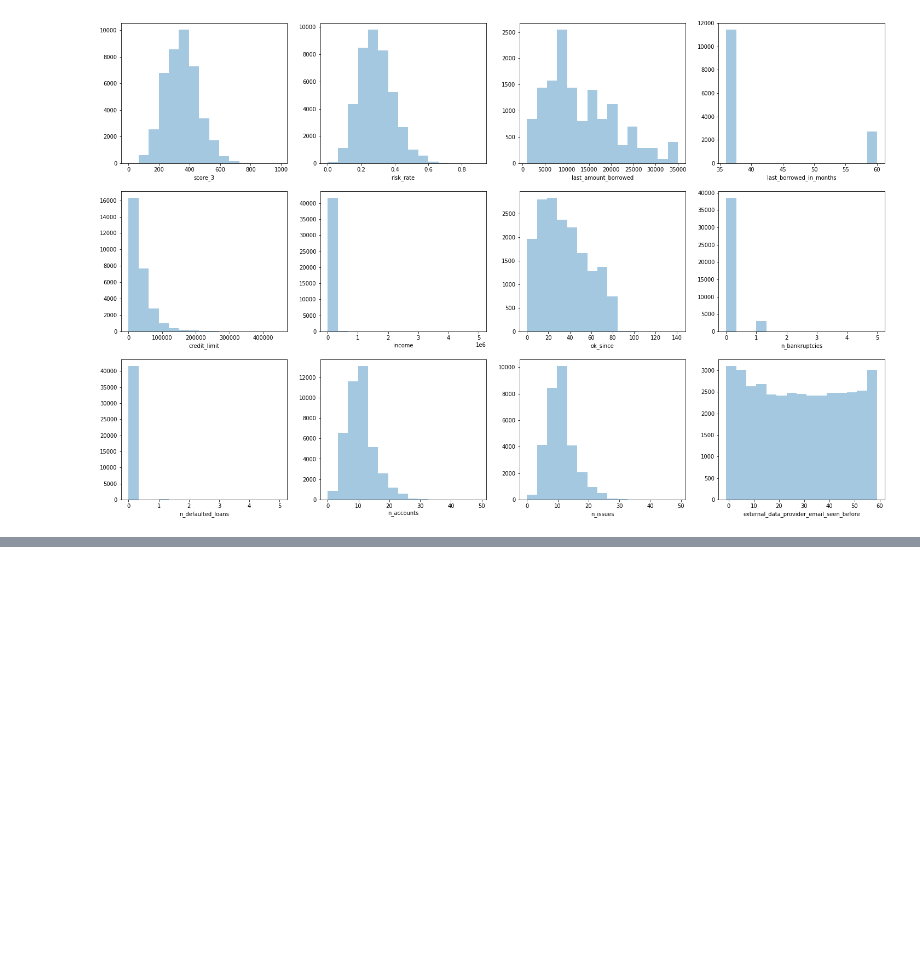
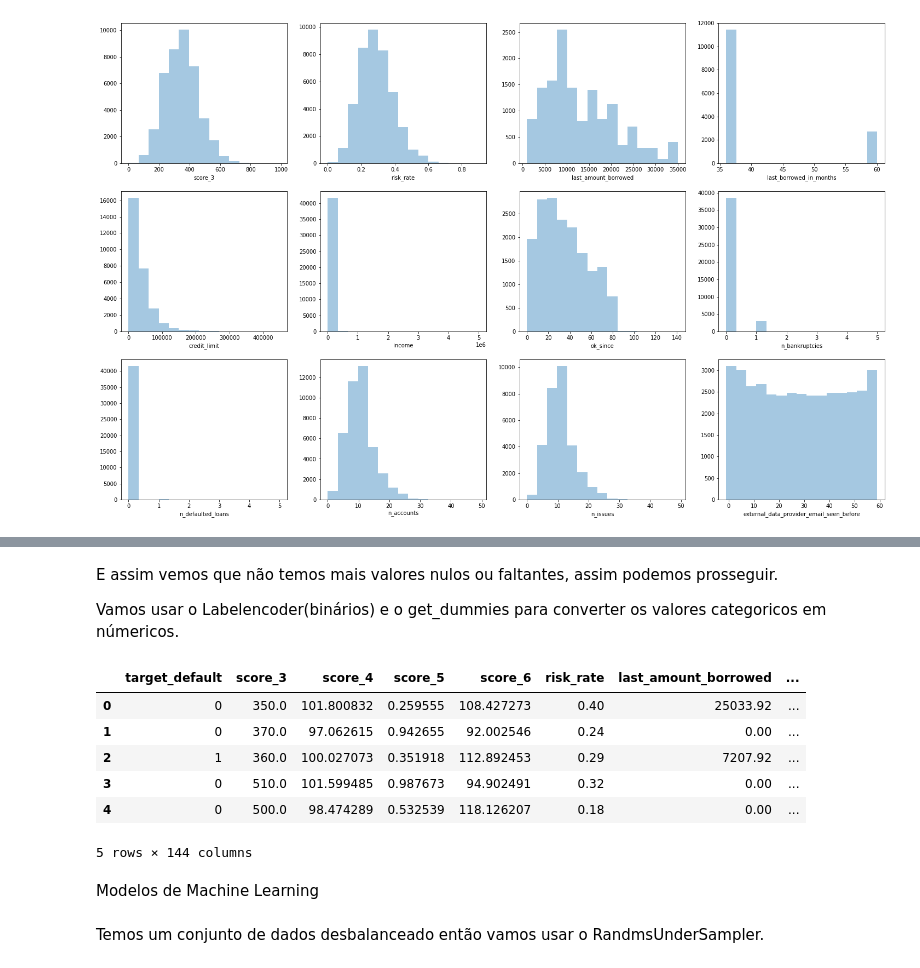
Before and after one commit to tvaditya/intro_ds_and_ml, a Jupyter notebook: Avaliação_de_Risco_de_Crédito.ipynb, the cells around one changed output, grey strips where cells are left out. Saved outputs shown, nothing was run; the diff lists cells and outputs as text; code cells hidden in the pictures; blank space fills up the shorter version.

```diff
--- a/Avaliação_de_Risco_de_Crédito.ipynb
+++ b/Avaliação_de_Risco_de_Crédito.ipynb
@@ -294,3 +294,23 @@ for i in df_numerical:
 plt.show()
 # %% [output]
 [figure]
+# %%
+
+
+df_num = df.select_dtypes(exclude='object').columns
+df_cat = df.select_dtypes(include='object').columns
+
+# fill missing values for "last_amount_borrowed", "last_borrowed_in_months" and "n_issues"
+df['last_amount_borrowed'].fillna(value=0, inplace=True)
+df['last_borrowed_in_months'].fillna(value=0, inplace=True)
+df['n_issues'].fillna(value=0, inplace=True)
+
+# fill missing values for numerical variables
+imputer = SimpleImputer(missing_values=np.nan, strategy='median')
+imputer = imputer.fit(df.loc[:, df_num])
+df.loc[:, df_num] = imputer.transform(df.loc[:, df_num])
+
+# fill missing values for categorical variables
+imputer = SimpleImputer(missing_values=np.nan, strategy='most_frequent')
+imputer = imputer.fit(df.loc[:, df_cat])
+df.loc[:, df_cat] = imputer.transform(df.loc[:, df_cat])
@@ -296,0 +337,32 @@ plt.show()
+# %% [markdown]
+E assim vemos que não temos mais valores nulos ou faltantes, assim podemos prosseguir.
+
+Vamos usar o Labelencoder(binários) e o get_dummies para converter os valores categoricos em númericos.
+# %%
+
+
+bin_var = df.nunique()[df.nunique() == 2].keys().tolist()
+num_var = [col for col in df.select_dtypes(['int', 'float']).columns.tolist() if col not in bin_var]
+cat_var = [col for col in df.select_dtypes(['object']).columns.tolist() if col not in bin_var]
+
+df_encoded = df.copy()
+
+# label encoding for the binary variables
+le = LabelEncoder()
+for col in bin_var:
+  df_encoded[col] = le.fit_transform(df_encoded[col])
+
+# encoding with get_dummies for the categorical variables
+df_encoded = pd.get_dummies(df_encoded, columns=cat_var)
+
+df_encoded.head()
+# %% [output]
+|  | target_default | score_3 | score_4 | score_5 | score_6 | risk_rate | last_amount_borrowed | ... |
+| 0 | 0 | 350.0 | 101.800832 | 0.259555 | 108.427273 | 0.40 | 25033.92 | ... |
+| 1 | 0 | 370.0 | 97.062615 | 0.942655 | 92.002546 | 0.24 | 0.00 | ... |
+| 2 | 1 | 360.0 | 100.027073 | 0.351918 | 112.892453 | 0.29 | 7207.92 | ... |
+| 3 | 0 | 510.0 | 101.599485 | 0.987673 | 94.902491 | 0.32 | 0.00 | ... |
+| 4 | 0 | 500.0 | 98.474289 | 0.532539 | 118.126207 | 0.18 | 0.00 | ... |
+5 rows × 144 columns
+# %% [markdown]
+Modelos de Machine Learning
@@ -296,0 +379,2 @@ plt.show()
+# %% [markdown]
+Temos um conjunto de dados desbalanceado então vamos usar o RandmsUnderSampler.
```
Also changed, not shown: parts of 18 cells of this notebook.
